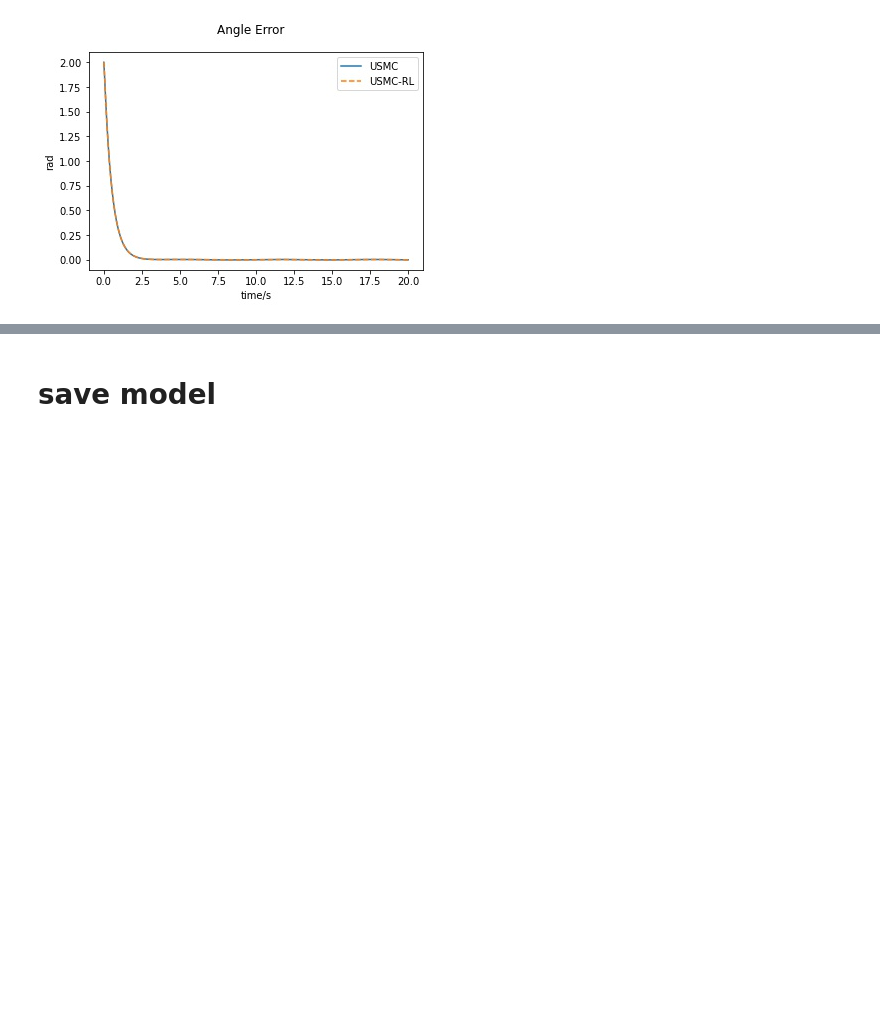
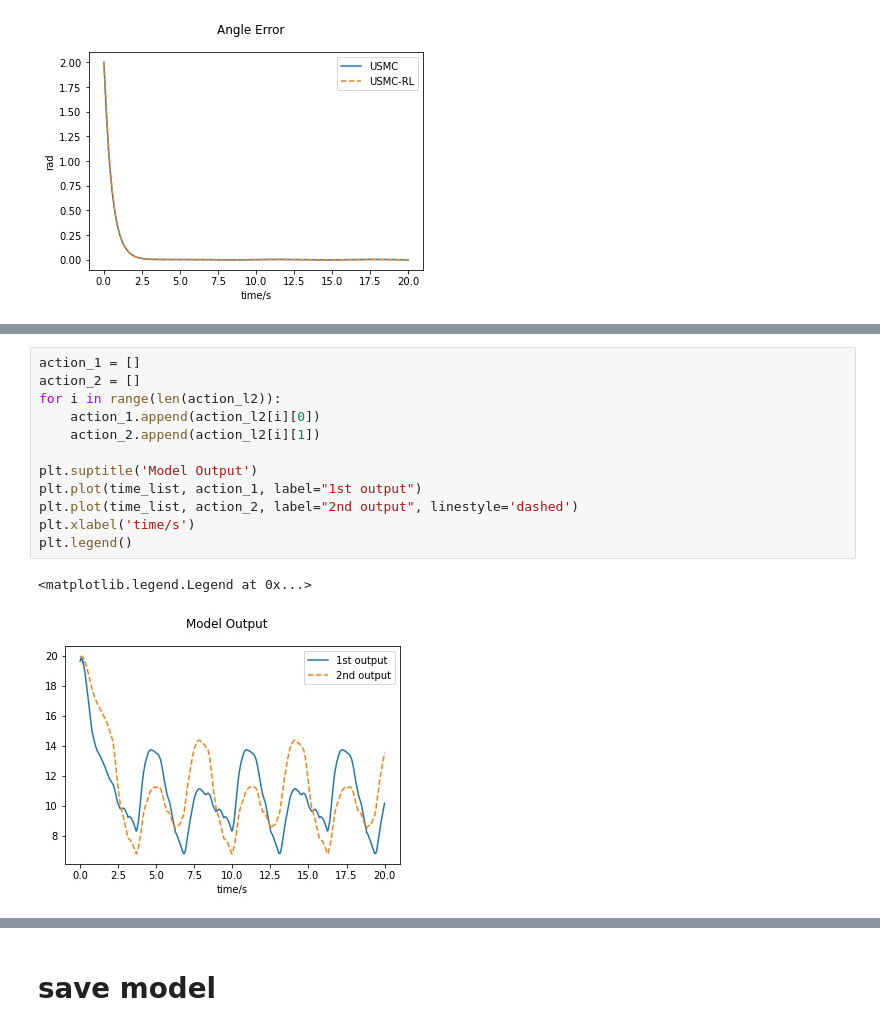
Before and after one commit to AndyRay1998/U-model-based-Adaptive-Sliding-Mode-Control-Using-a-Deep-Deterministic-Policy-Gradient, a Jupyter notebook: DDPG official-timevarying target 6-Copy14.ipynb, the cells around one changed output, grey strips where cells are left out. Drawn from its saved outputs; the diff is of its cells as text; blank space fills up the shorter version.

```diff
--- a/DDPG official-timevarying target 6-Copy14.ipynb
+++ b/DDPG official-timevarying target 6-Copy14.ipynb
@@ -672,2 +663,17 @@ plt.legend()
+# %%
+action_1 = []
+action_2 = []
+for i in range(len(action_l2)):
+    action_1.append(action_l2[i][0])
+    action_2.append(action_l2[i][1])
+
+plt.suptitle('Model Output')
+plt.plot(time_list, action_1, label="1st output")
+plt.plot(time_list, action_2, label="2nd output", linestyle='dashed')
+plt.xlabel('time/s')
+plt.legend()
+# %% [output]
+<matplotlib.legend.Legend at 0x...>
+[figure, added]
 # %%
 plt.suptitle('Sliding mode variable')
```
Also changed, not shown: parts of 46 cells of this notebook.
